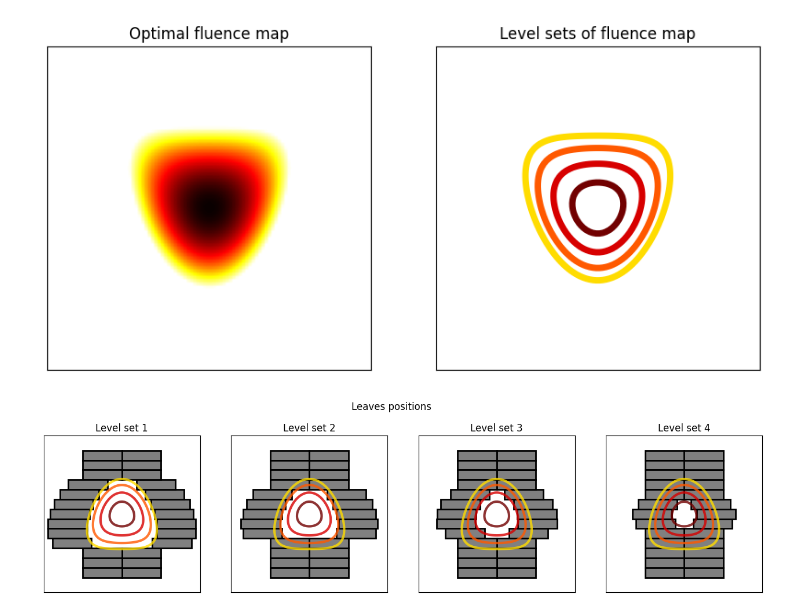
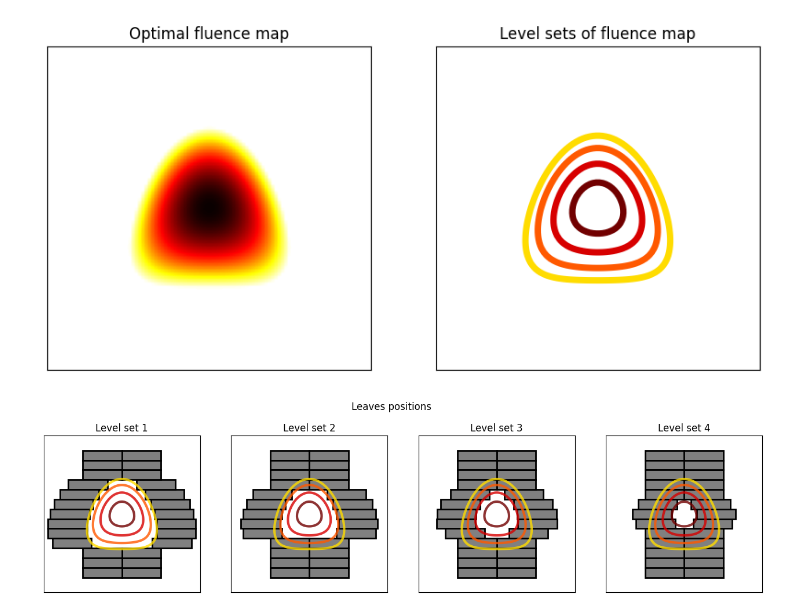
Before and after one commit to pauldubois98/PhD, a Jupyter notebook: 1_background/plots_generation.ipynb, the cells around one changed output. Cells and saved outputs as stored; diff of their text form; code cells hidden in the pictures.

Commit message:
rev orientation in plot 1 to match plot 2

```diff
--- a/1_background/plots_generation.ipynb
+++ b/1_background/plots_generation.ipynb
@@ -16,25 +16,25 @@ LEVELS = [-0.2, 0.2, 0.45, 0.7, 0.9, 1.1]
 # %%
 plt.figure(figsize=(10, 5))
 
 plt.subplot(1, 2, 1)
-plt.imshow(Z, cmap='hot_r', interpolation='hermite', extent=(-2,2,-2,2))
+plt.imshow(Z[::-1], cmap='hot_r', interpolation='hermite', extent=(-2,2,-2,2))
 plt.xticks([])
 plt.yticks([])
 plt.title('Optimal fluence map')
 
 plt.subplot(1, 2, 2)
-plt.contour(X, -Y, Z, levels=LEVELS, cmap='hot_r', linewidths=5)
+plt.contour(X, Y, Z, levels=LEVELS, cmap='hot_r', linewidths=5)
 plt.xlim(-2,2)
 plt.ylim(-2,2)
 plt.gca().set_aspect('equal')
 plt.xticks([])
 plt.yticks([])
 plt.title('Level sets of fluence map')
 
 # plt.savefig('_fluence_map_discretization.pdf', bbox_inches='tight', pad_inches=0.1)
 plt.show()
 # %% [output]
-[figure, old version]
+[figure, new version]
 # %%
 LEAF_WIDTH = 0.25
 LEAF_LENGTH = 1
```
